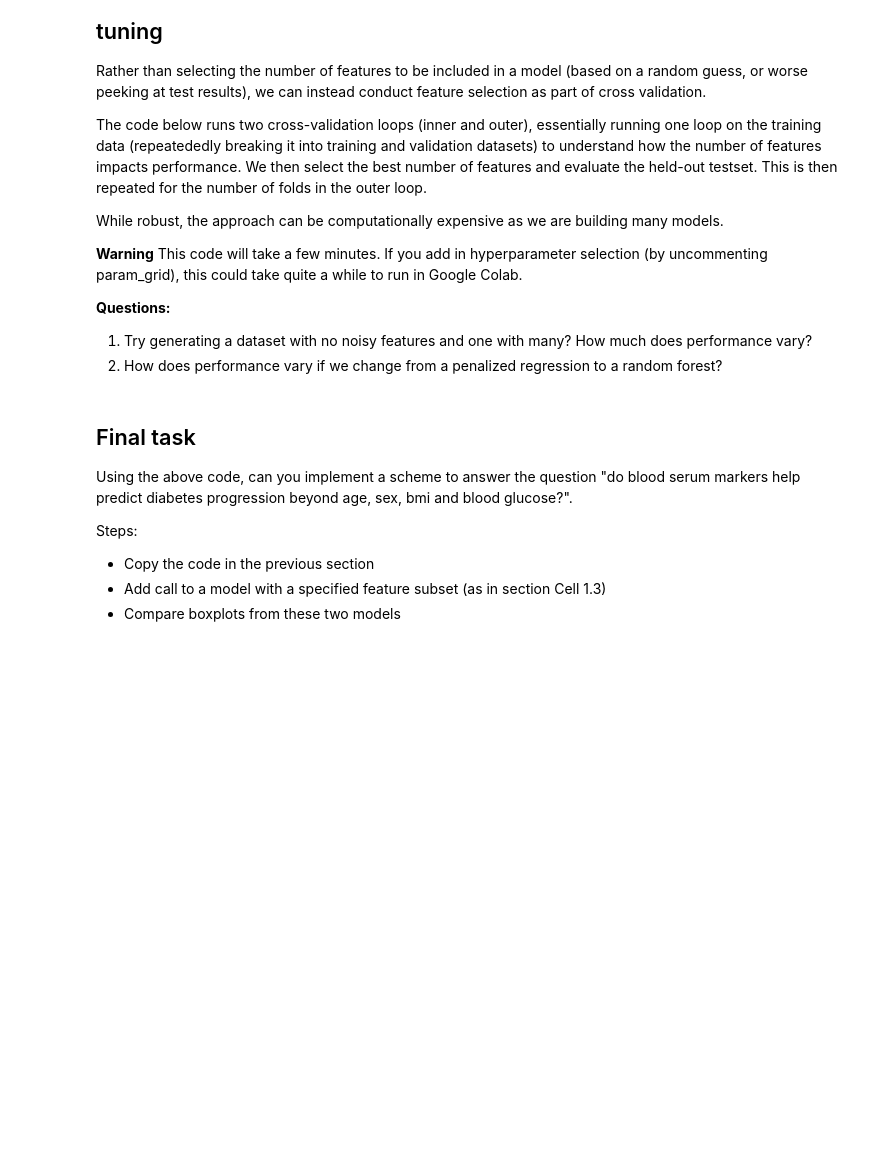
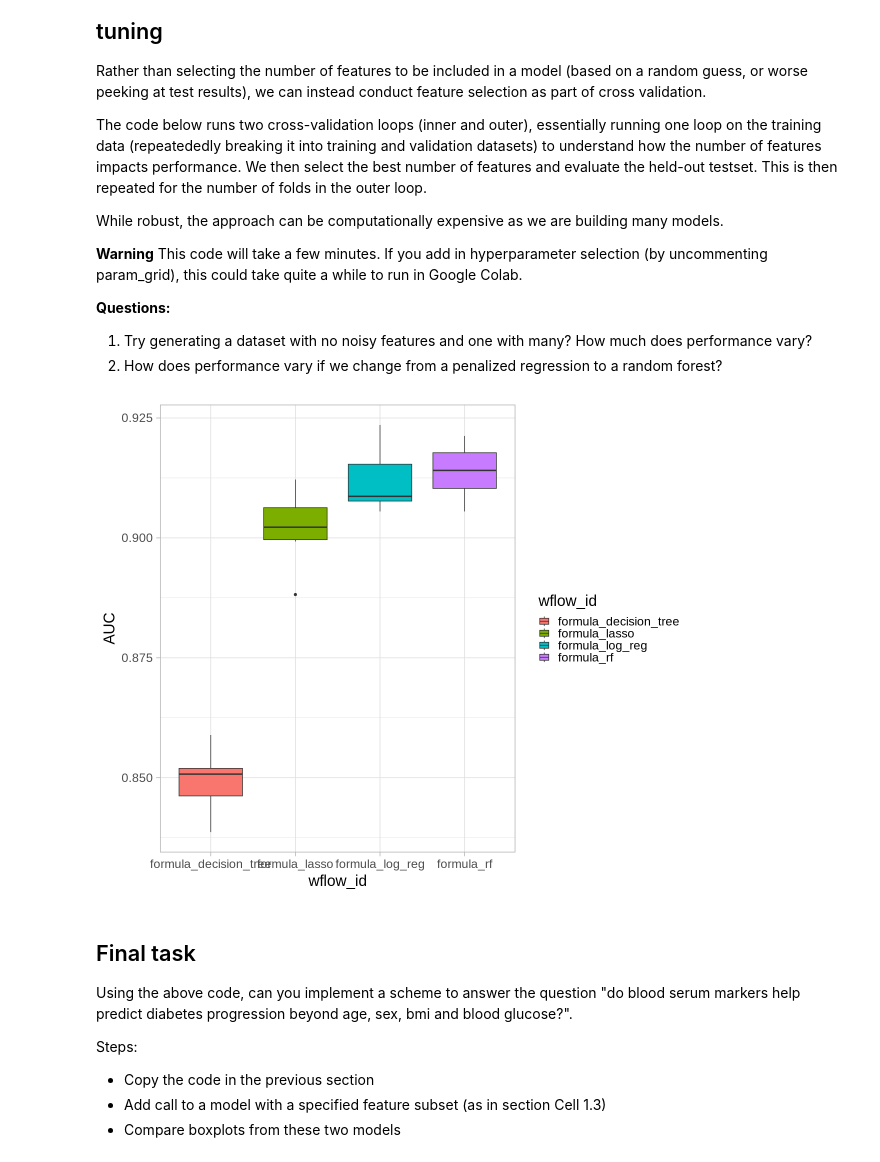
Before and after one commit to bwgoudey/IntroMLforLifeScienceWorkshopR, a Jupyter notebook: IntroToML2024_R.ipynb, the cells around one changed output. Cells and saved outputs as stored; diff of their text form; code cells hidden in the pictures; blank space fills up the shorter version.

```diff
--- a/IntroToML2024_R.ipynb
+++ b/IntroToML2024_R.ipynb
@@ -567,34 +655,36 @@ lasso_grid <- grid_regular(penalty(), levels = 10)
 rf_grid <- grid_regular(mtry(range = c(1, 5)), min_n(range = c(1, 5)), levels = 10)
 decision_tree_grid <- grid_regular(tree_depth(), levels = 10)
 
-d cross-validation
+#d cross-validation
 kfold <- vfold_cv(diabetes_df, v = 3, repeats = 2)
 
 # Fit models with tuning and pass options
 results <- multi_model_workflow %>%
   workflow_map(
     "tune_grid",
     resamples = kfold,
     grid = list(
       log_reg = log_reg_grid,
       lasso = lasso_grid,
       rf = rf_grid,
       decision_tree = decision_tree_grid
     ),
     metrics = metrics_dict,
     control = control_grid(save_pred = TRUE)
   )
 
 # Collect the metrics
 metrics <- results %>%
   tune::collect_metrics(summarize = FALSE)
 
 # Plot the metrics
 metrics %>%
   ggplot(aes(x = wflow_id, y = .estimate, fill = wflow_id)) +
   geom_boxplot(position = "dodge") +
   ylab("AUC") +
   theme_light(base_size = 22)
+# %% [output]
+[figure, added]
 # %% [markdown]
 ## Final task
 Using the above code, can you implement a scheme to answer the question "do blood serum markers help predict diabetes progression beyond age, sex, bmi and blood glucose?".
```
Also changed, not shown: parts of 15 cells of this notebook, 2 other files.
